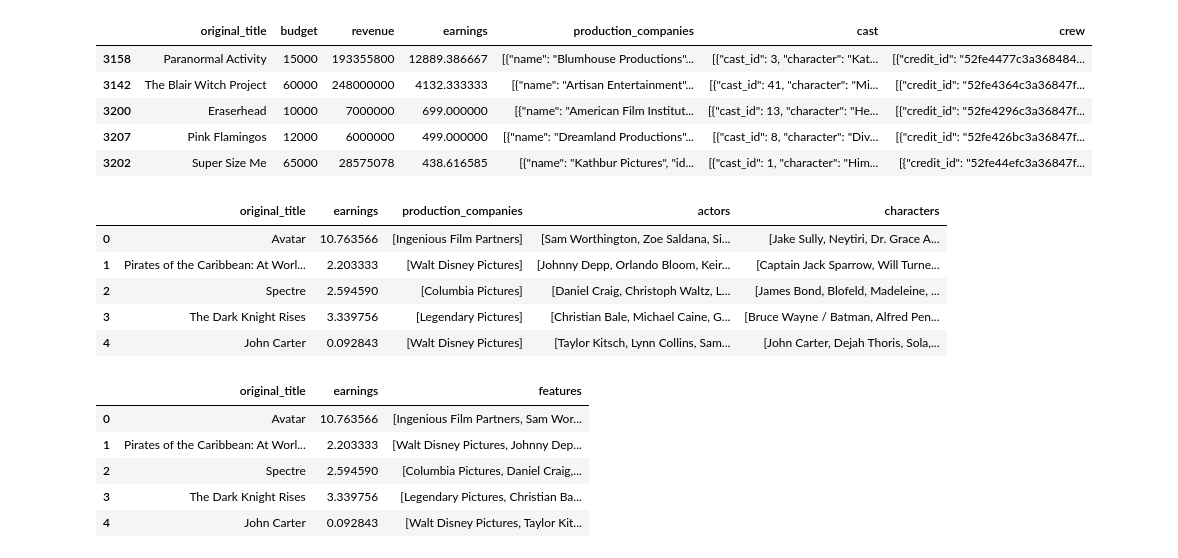
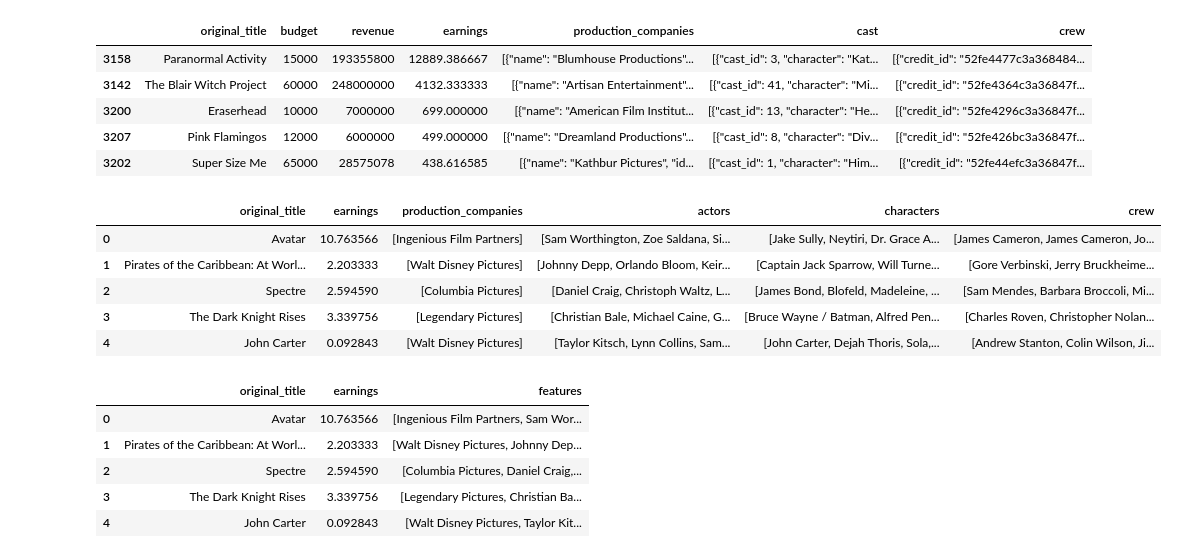
Before and after one commit to rocari96/NTDS-project, a Jupyter notebook: notebook.ipynb, the cells around one changed output. Saved outputs shown, nothing was run; the diff lists cells and outputs as text; code cells hidden in the pictures.

```diff
--- a/notebook.ipynb
+++ b/notebook.ipynb
@@ -42,3 +42,8 @@ Index(['budget', 'genres', 'homepage', 'id', 'keywords', 'original_language',
        'spoken_languages', 'status', 'tagline', 'title_x', 'vote_average',
        'vote_count', 'title_y', 'cast', 'crew'],
       dtype='object')
+# %%
+# Drop 0 budget or revenue movies (corresponds to unknown values)
+before = len(movies)
+movies = movies[(movies['budget'] != 0) & (movies['revenue'] != 0)]
+print('{} movies were dropped ({}%).'.format(before-len(movies), 100*(before-len(movies))/before))
@@ -87,23 +94,22 @@ movies.sort_values(by='earnings', ascending=False).head()
 # %%
 to_keep = 5
 
 movies['actors'] = movies.cast.map(lambda x: list(map(lambda d: d['name'], json.loads(x)))[:to_keep])
 
 movies['characters'] = movies.cast.map(lambda x: list(map(lambda d: d['character'], json.loads(x)))[:to_keep])
 
-#movies['crew'] = movies.crew.map(lambda x: list(map(lambda d: d['name'], json.loads(x)))[:to_keep])
+movies['crew'] = movies.crew.map(lambda x: list(filter(None, list(map(lambda d: d['name'] if (d['job'] == 'Director' or d['job'] == 'Producer') else None, json.loads(x))))))
 
 movies['production_companies'] = movies.production_companies.map(lambda x: list(map(lambda d: d['name'], json.loads(x)))[:1])
 
-#movies = movies[['original_title', 'earnings', 'production_companies', 'actors', 'characters', 'crew']]
-movies = movies[['original_title', 'earnings', 'production_companies', 'actors', 'characters']]
+movies = movies[['original_title', 'earnings', 'production_companies', 'actors', 'characters', 'crew']]
 
 movies.head(5)
 # %% [output]
-|  | original_title | earnings | production_companies | actors | characters |
-| 0 | Avatar | 10.763566 | [Ingenious Film Partners] | [Sam Worthington, Zoe Saldana, Si... | [Jake Sully, Neytiri, Dr. Grace A... |
-| 1 | Pirates of the Caribbean: At Worl... | 2.203333 | [Walt Disney Pictures] | [Johnny Depp, Orlando Bloom, Keir... | [Captain Jack Sparrow, Will Turne... |
-| 2 | Spectre | 2.594590 | [Columbia Pictures] | [Daniel Craig, Christoph Waltz, L... | [James Bond, Blofeld, Madeleine, ... |
-| 3 | The Dark Knight Rises | 3.339756 | [Legendary Pictures] | [Christian Bale, Michael Caine, G... | [Bruce Wayne / Batman, Alfred Pen... |
-| 4 | John Carter | 0.092843 | [Walt Disney Pictures] | [Taylor Kitsch, Lynn Collins, Sam... | [John Carter, Dejah Thoris, Sola,... |
+|  | original_title | earnings | production_companies | actors | characters | crew |
+| 0 | Avatar | 10.763566 | [Ingenious Film Partners] | [Sam Worthington, Zoe Saldana, Si... | [Jake Sully, Neytiri, Dr. Grace A... | [James Cameron, James Cameron, Jo... |
+| 1 | Pirates of the Caribbean: At Worl... | 2.203333 | [Walt Disney Pictures] | [Johnny Depp, Orlando Bloom, Keir... | [Captain Jack Sparrow, Will Turne... | [Gore Verbinski, Jerry Bruckheime... |
+| 2 | Spectre | 2.594590 | [Columbia Pictures] | [Daniel Craig, Christoph Waltz, L... | [James Bond, Blofeld, Madeleine, ... | [Sam Mendes, Barbara Broccoli, Mi... |
+| 3 | The Dark Knight Rises | 3.339756 | [Legendary Pictures] | [Christian Bale, Michael Caine, G... | [Bruce Wayne / Batman, Alfred Pen... | [Charles Roven, Christopher Nolan... |
+| 4 | John Carter | 0.092843 | [Walt Disney Pictures] | [Taylor Kitsch, Lynn Collins, Sam... | [John Carter, Dejah Thoris, Sola,... | [Andrew Stanton, Colin Wilson, Ji... |
 # %%
```
Also changed, not shown: parts of 55 cells of this notebook, 9 other files.
